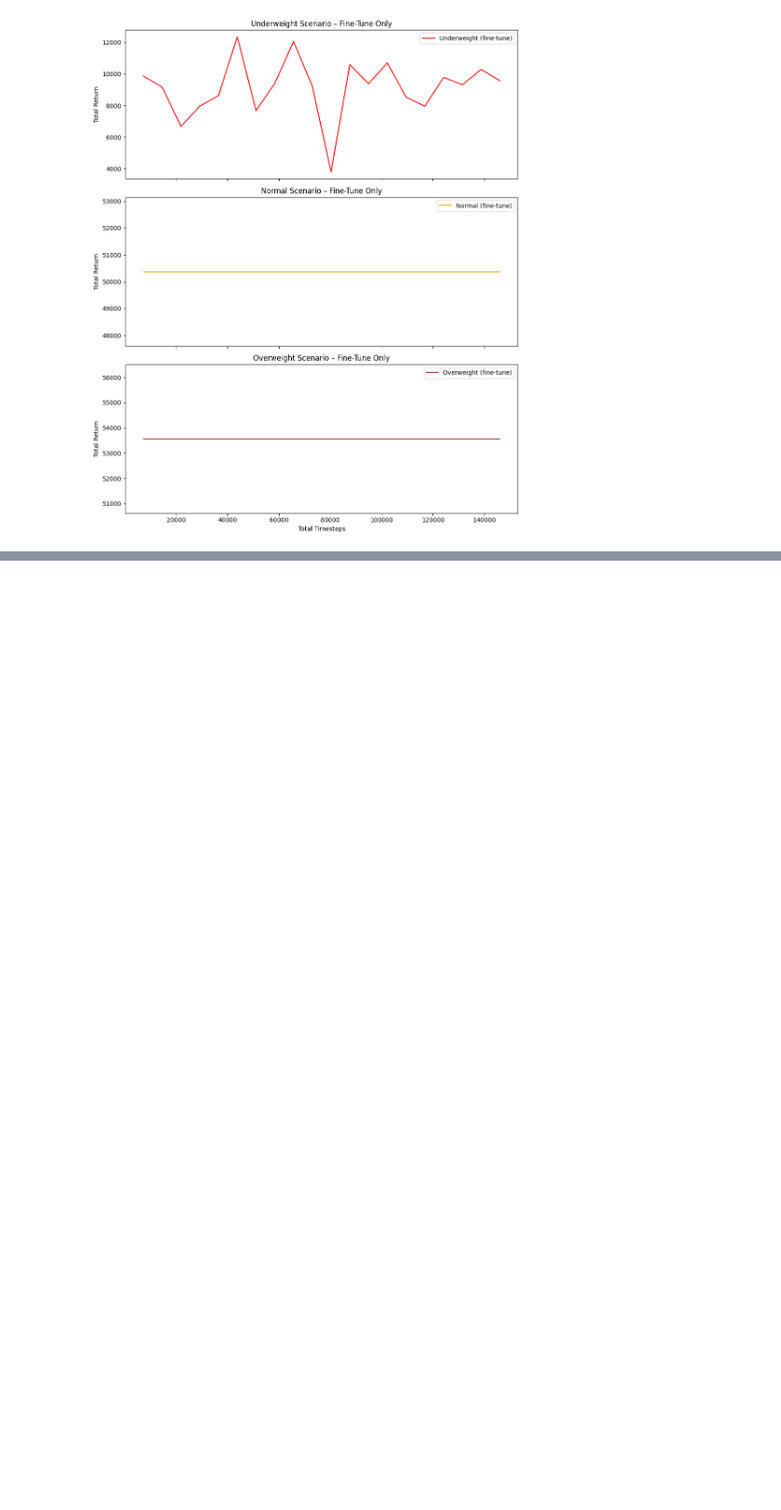
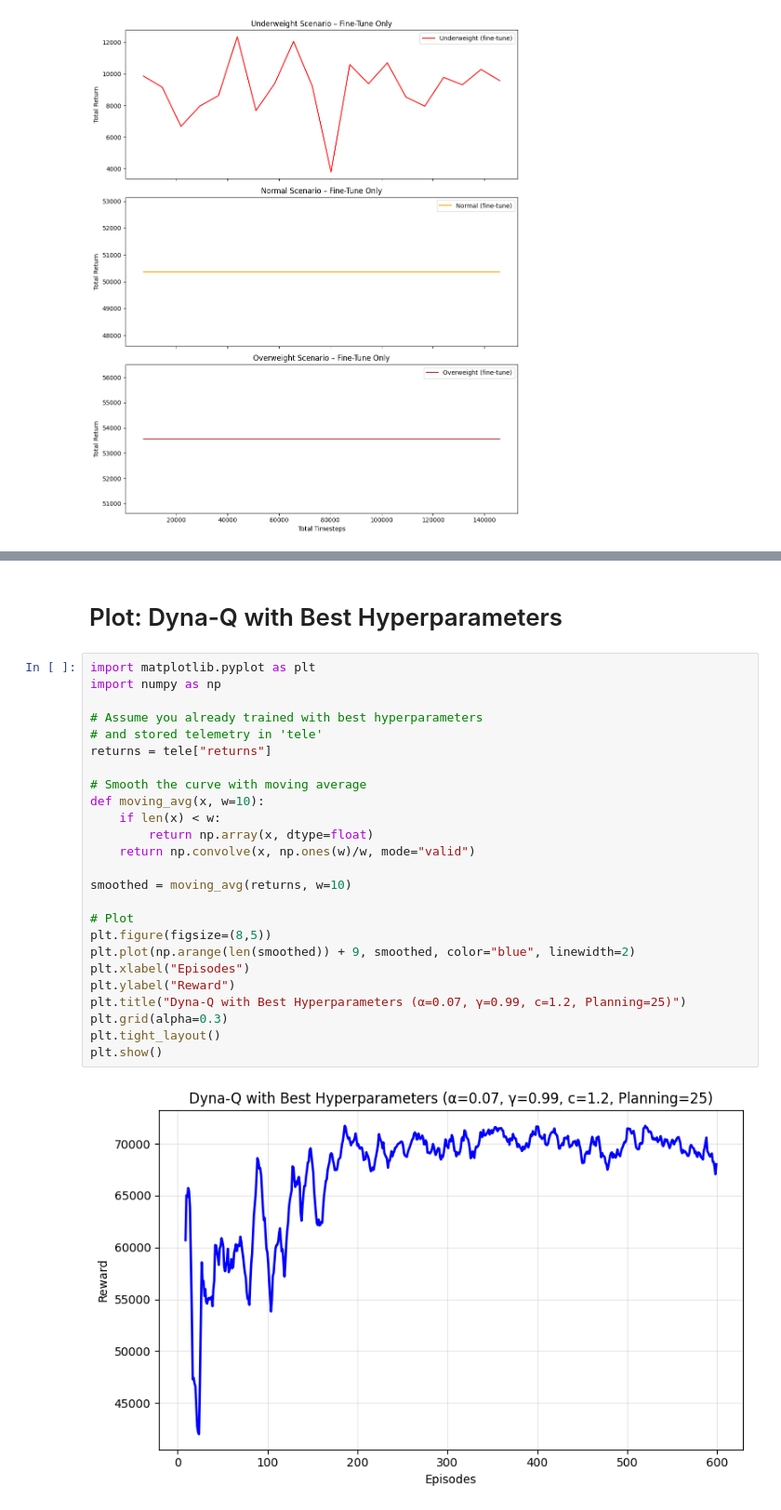
Before and after one commit to TSRay911/ml_assignment, a Jupyter notebook: training/dyna_q_lifestyle.ipynb, the cells around one changed output, grey strips where cells are left out. Shown at 93% size. Cells and saved outputs as stored; diff of their text form; blank space fills up the shorter version.

```diff
--- a/training/dyna_q_lifestyle.ipynb
+++ b/training/dyna_q_lifestyle.ipynb
@@ -646,0 +842,29 @@ if ft_steps.size:
+# %% [markdown]
+# Plot: Dyna-Q with Best Hyperparameters
+# %%
+import matplotlib.pyplot as plt
+import numpy as np
+
+# Assume you already trained with best hyperparameters
+# and stored telemetry in 'tele'
+returns = tele["returns"]
+
+# Smooth the curve with moving average
+def moving_avg(x, w=10):
+    if len(x) < w:
+        return np.array(x, dtype=float)
+    return np.convolve(x, np.ones(w)/w, mode="valid")
+
+smoothed = moving_avg(returns, w=10)
+
+# Plot
+plt.figure(figsize=(8,5))
+plt.plot(np.arange(len(smoothed)) + 9, smoothed, color="blue", linewidth=2)
+plt.xlabel("Episodes")
+plt.ylabel("Reward")
+plt.title("Dyna-Q with Best Hyperparameters (α=0.07, γ=0.99, c=1.2, Planning=25)")
+plt.grid(alpha=0.3)
+plt.tight_layout()
+plt.show()
+# %% [output]
+[figure, added]
```
Also changed, not shown: parts of 7 cells of this notebook, 1 other file.
